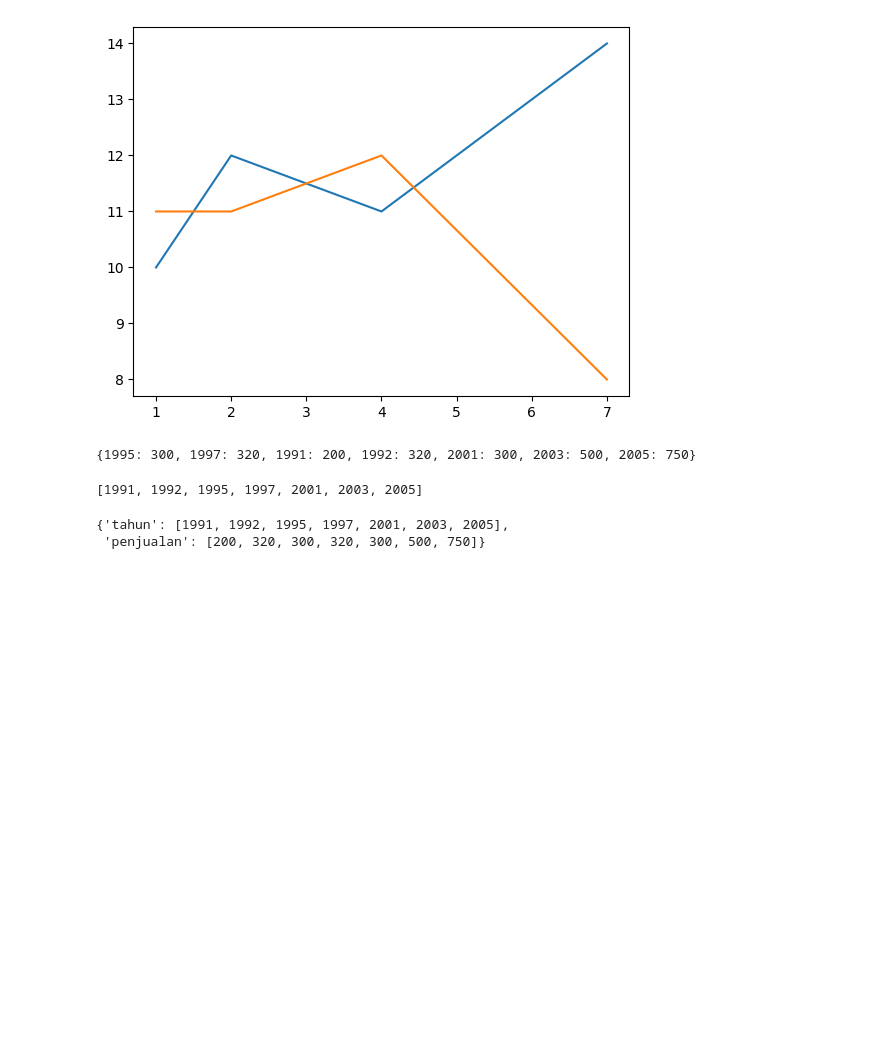
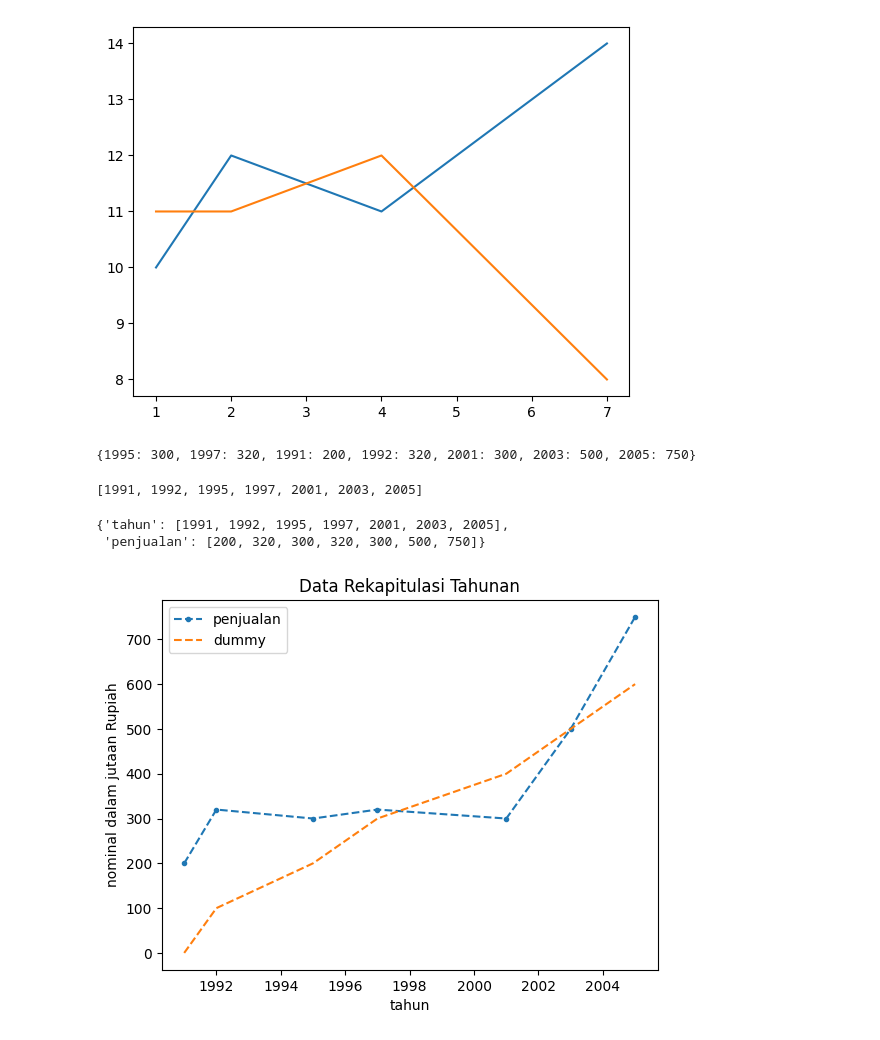
Before and after one commit to agungperdananto/Kecerdasan-Buatan, a Jupyter notebook: 617/data_rekap.ipynb, the cells around one changed output. Cells and saved outputs as stored; diff of their text form; code cells hidden in the pictures; blank space fills up the shorter version.

```diff
--- a/617/data_rekap.ipynb
+++ b/617/data_rekap.ipynb
@@ -94,14 +94,16 @@ data_result
 {'tahun': [1991, 1992, 1995, 1997, 2001, 2003, 2005],
  'penjualan': [200, 320, 300, 320, 300, 500, 750]}
 # %%
-plt.plot(data_result["tahun"], data_result["penjualan"],'.==', label="penjualan") # penjualan
+plt.plot(data_result["tahun"], data_result["penjualan"],'.--', label="penjualan") # penjualan
 plt.plot(data_result["tahun"], [i*100 for i in range(len(years))],'--', label="dummy") #dummy
 
 plt.xlabel("tahun")
 plt.legend()
 plt.ylabel("nominal dalam jutaan Rupiah")
 plt.title("Data Rekapitulasi Tahunan")
 plt.show()
+# %% [output]
+[figure, added]
 # %%
 data_res = {
         'tahun': [1991, 1992, 1995, 1997, 2001, 2003, 2005],
```
Also changed, not shown: 3 other files.
